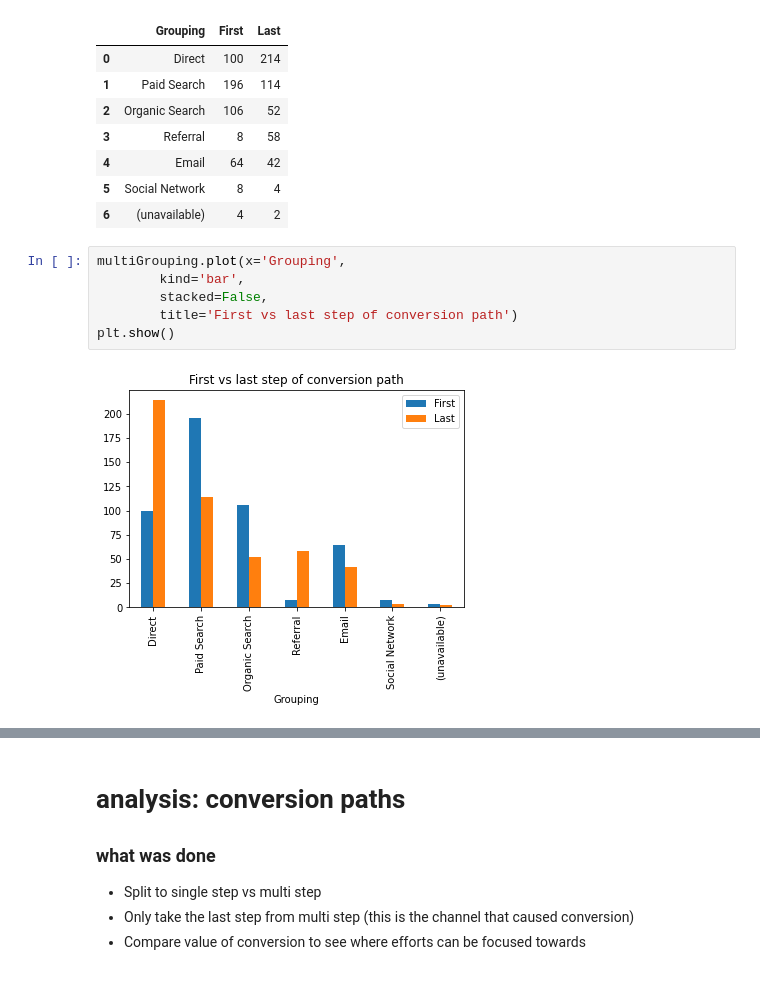
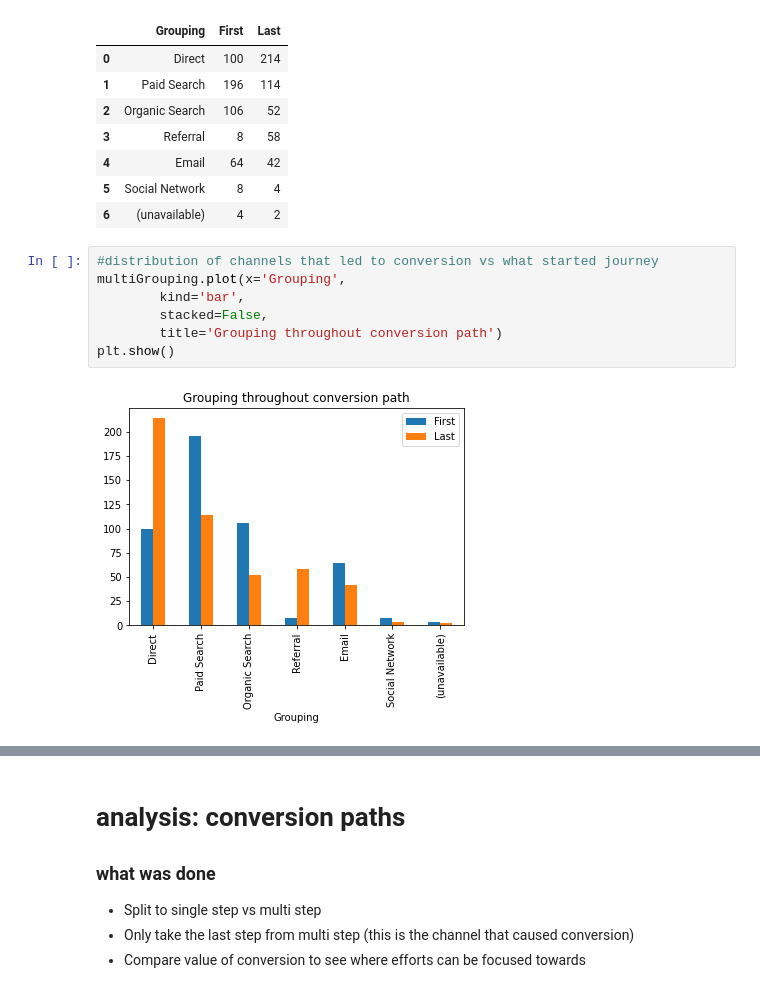
Before and after one commit to feliciamaureen/DMK201Final, a Jupyter notebook: finalSub.ipynb, the cells around one changed output, grey strips where cells are left out. Cells and saved outputs as stored; diff of their text form.

```diff
--- a/finalSub.ipynb
+++ b/finalSub.ipynb
@@ -166,10 +203,11 @@ multiGrouping
 | 5 | Social Network | 8 | 4 |
 | 6 | (unavailable) | 4 | 2 |
 # %%
+#distribution of channels that led to conversion vs what started journey
 multiGrouping.plot(x='Grouping',
         kind='bar',
         stacked=False,
-        title='First vs last step of conversion path')
+        title='Grouping throughout conversion path')
 plt.show()
 # %% [output]
-[figure, old version]
+[figure, new version]
```
Also changed, not shown: parts of 32 cells of this notebook.
